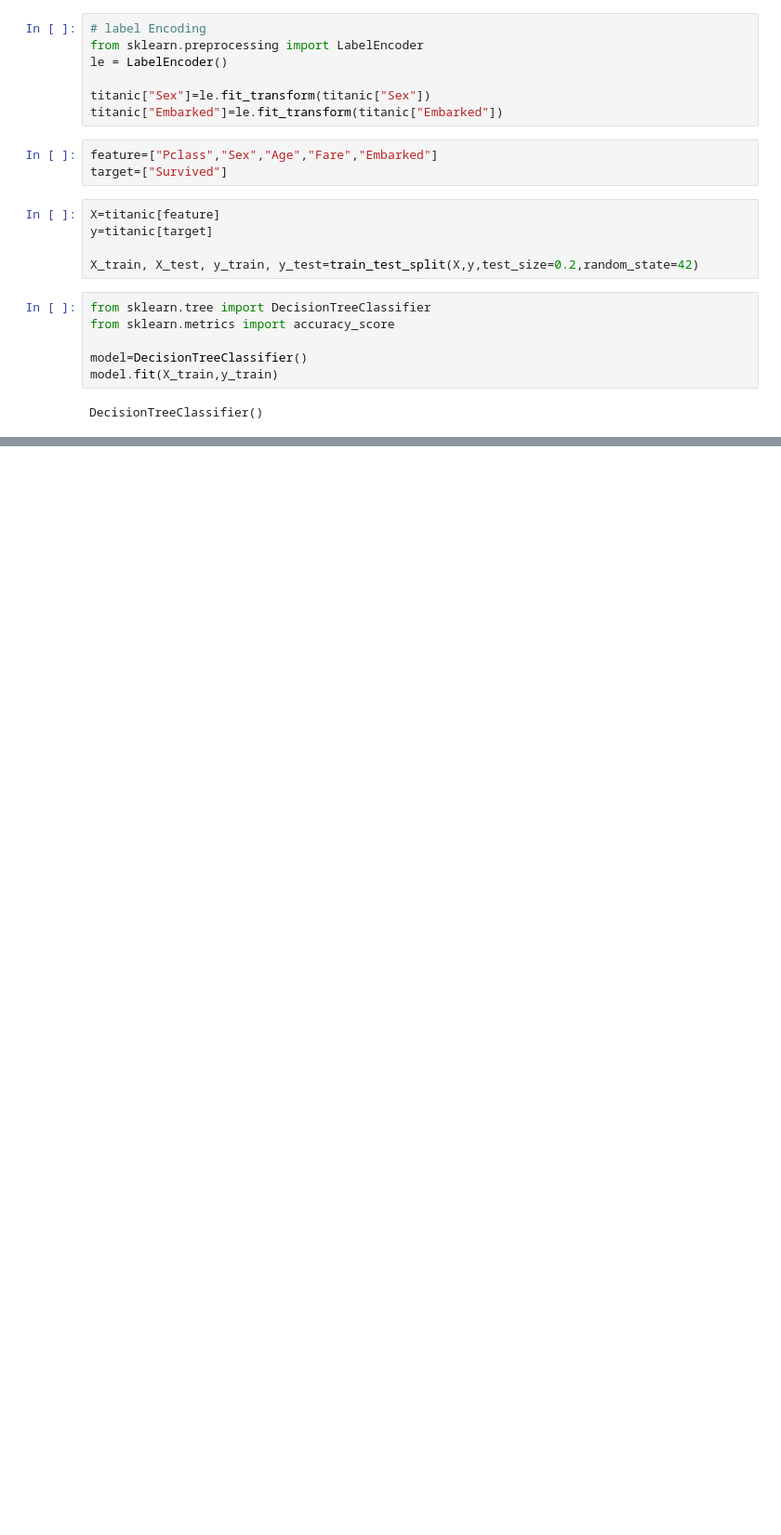
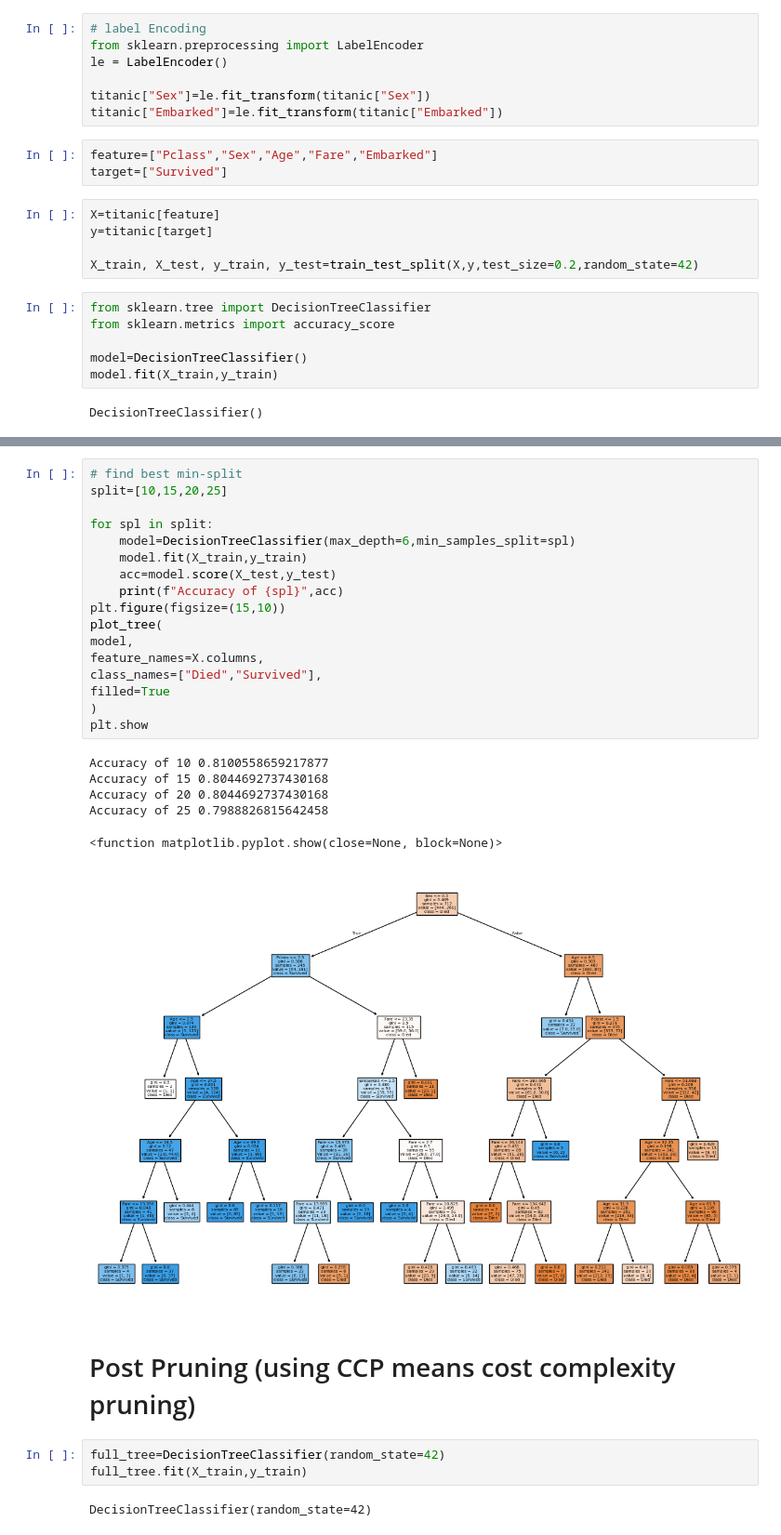
Before and after one commit to Sauravkumarv/Algorith_Jupyter_AIML, a Jupyter notebook: Decision_Trees/decision_trees_classifier.ipynb, the cells around one changed output, grey strips where cells are left out. Shown at 93% size. Drawn from its saved outputs; the diff is of its cells as text; blank space fills up the shorter version.

```diff
--- a/Decision_Trees/decision_trees_classifier.ipynb
+++ b/Decision_Trees/decision_trees_classifier.ipynb
@@ -64,0 +97,31 @@ plt.show
+# %%
+# find best min-split
+split=[10,15,20,25]
+
+for spl in split:
+    model=DecisionTreeClassifier(max_depth=6,min_samples_split=spl)
+    model.fit(X_train,y_train)
+    acc=model.score(X_test,y_test)
+    print(f"Accuracy of {spl}",acc)
+plt.figure(figsize=(15,10))
+plot_tree(
+model,
+feature_names=X.columns,
+class_names=["Died","Survived"],
+filled=True
+)
+plt.show
+# %% [output]
+Accuracy of 10 0.8100558659217877
+Accuracy of 15 0.8044692737430168
+Accuracy of 20 0.8044692737430168
+Accuracy of 25 0.7988826815642458
+<function matplotlib.pyplot.show(close=None, block=None)>
+[figure, added]
+# %% [markdown]
+# Post Pruning (using CCP means cost complexity pruning)
+# %%
+full_tree=DecisionTreeClassifier(random_state=42)
+full_tree.fit(X_train,y_train)
+# %% [output]
+DecisionTreeClassifier(random_state=42)
```
Also changed, not shown: parts of 9 cells of this notebook.
